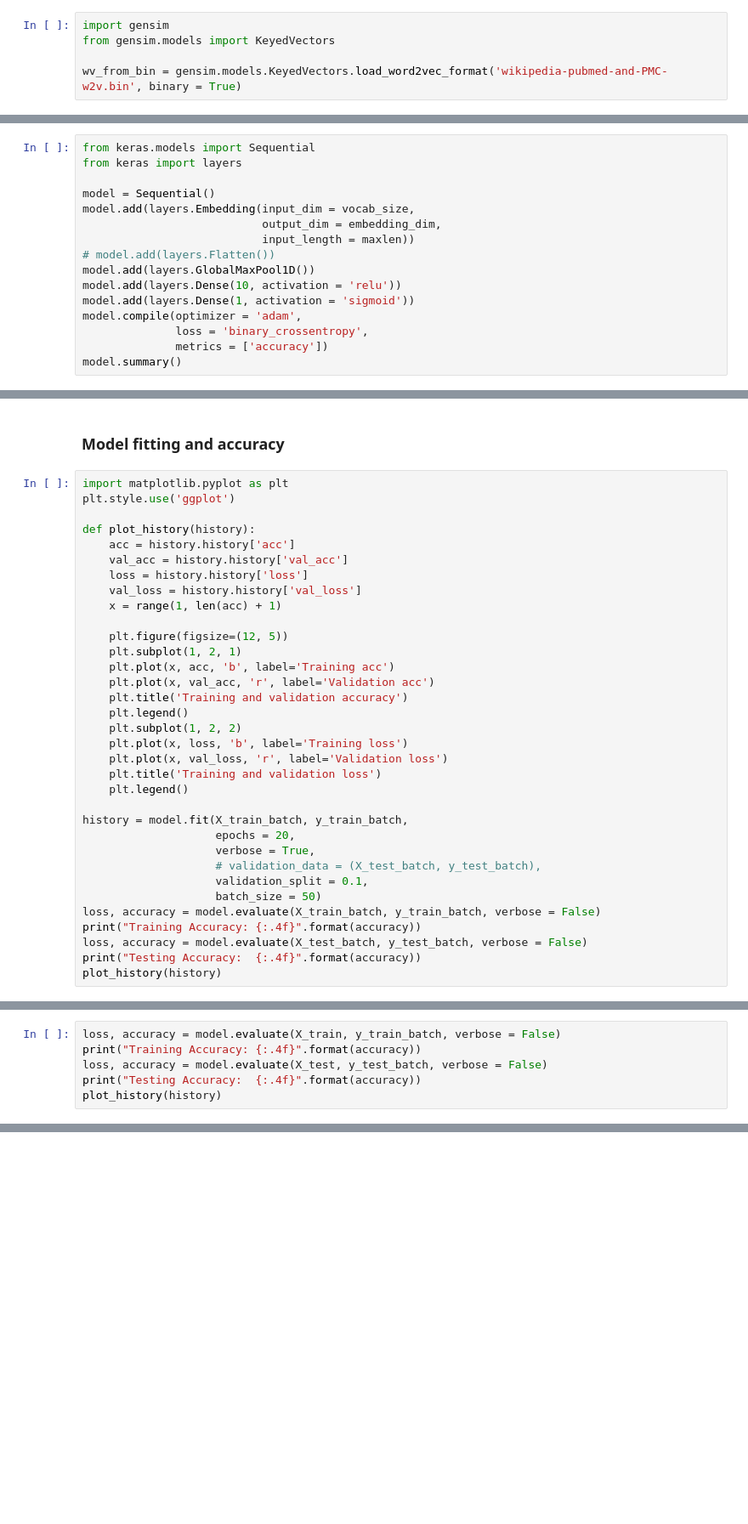
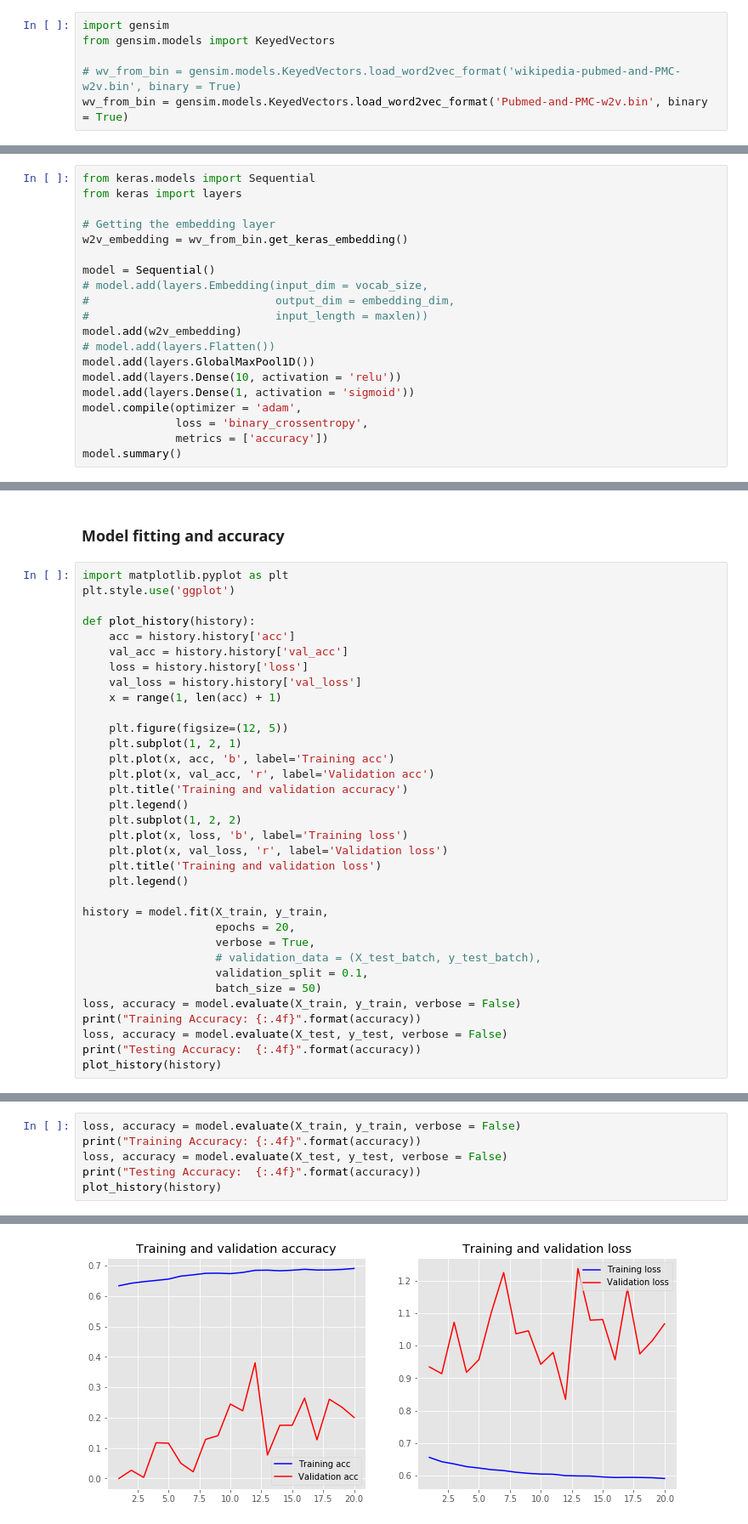
Before and after one commit to ruipsouto/biocreative-vi-4, a Jupyter notebook: Triage Task.ipynb, the cells around one changed output, grey strips where cells are left out. Shown: that part at 85% size. Saved outputs shown, nothing was run; the diff lists cells and outputs as text; blank space fills up the shorter version.

Commit message:
Some changes to w2v embedding

```diff
--- a/Triage Task.ipynb
+++ b/Triage Task.ipynb
@@ -6,7 +6,8 @@
 import gensim
 from gensim.models import KeyedVectors
 
-wv_from_bin = gensim.models.KeyedVectors.load_word2vec_format('wikipedia-pubmed-and-PMC-w2v.bin', binary = True)
+# wv_from_bin = gensim.models.KeyedVectors.load_word2vec_format('wikipedia-pubmed-and-PMC-w2v.bin', binary = True)
+wv_from_bin = gensim.models.KeyedVectors.load_word2vec_format('Pubmed-and-PMC-w2v.bin', binary = True)
 # %% [markdown]
 ### Import training set file
 # %%
@@ -200,10 +207,14 @@ maxlen = 3559
 from keras.models import Sequential
 from keras import layers
 
+# Getting the embedding layer
+w2v_embedding = wv_from_bin.get_keras_embedding()
+
 model = Sequential()
-model.add(layers.Embedding(input_dim = vocab_size,
-                           output_dim = embedding_dim,
-                           input_length = maxlen))
+# model.add(layers.Embedding(input_dim = vocab_size,
+#                            output_dim = embedding_dim,
+#                            input_length = maxlen))
+model.add(w2v_embedding)
 # model.add(layers.Flatten())
 model.add(layers.GlobalMaxPool1D())
 model.add(layers.Dense(10, activation = 'relu'))
@@ -253,15 +264,15 @@ def plot_history(history):
     plt.title('Training and validation loss')
     plt.legend()
 
-history = model.fit(X_train_batch, y_train_batch,
+history = model.fit(X_train, y_train,
                     epochs = 20,
                     verbose = True,
                     # validation_data = (X_test_batch, y_test_batch),
                     validation_split = 0.1,
                     batch_size = 50)
-loss, accuracy = model.evaluate(X_train_batch, y_train_batch, verbose = False)
+loss, accuracy = model.evaluate(X_train, y_train, verbose = False)
 print("Training Accuracy: {:.4f}".format(accuracy))
-loss, accuracy = model.evaluate(X_test_batch, y_test_batch, verbose = False)
+loss, accuracy = model.evaluate(X_test, y_test, verbose = False)
 print("Testing Accuracy:  {:.4f}".format(accuracy))
 plot_history(history)
 # %% [output]
@@ -272,7 +296,7 @@ InvalidArgumentError: indices[18,4] = 7512 is not in [0, 2575)
 # %%
-loss, accuracy = model.evaluate(X_train, y_train_batch, verbose = False)
+loss, accuracy = model.evaluate(X_train, y_train, verbose = False)
 print("Training Accuracy: {:.4f}".format(accuracy))
-loss, accuracy = model.evaluate(X_test, y_test_batch, verbose = False)
+loss, accuracy = model.evaluate(X_test, y_test, verbose = False)
 print("Testing Accuracy:  {:.4f}".format(accuracy))
 plot_history(history)
 # %% [output]
@@ -280,0 +305 @@ ValueError: could not convert string to float: 'High-conductance calcium-activat
+[figure, added]
```
Also changed, not shown: parts of 6 cells of this notebook.
